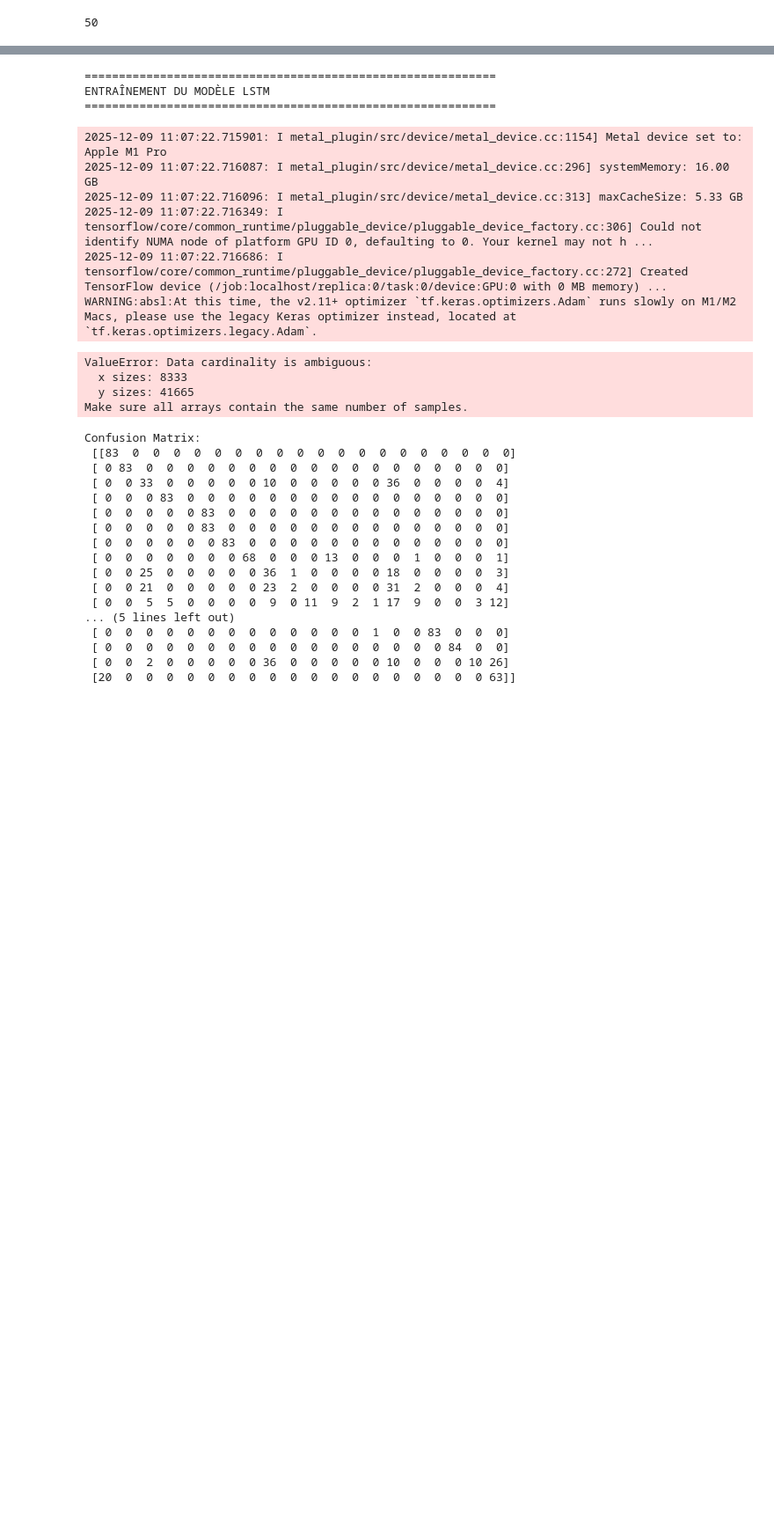
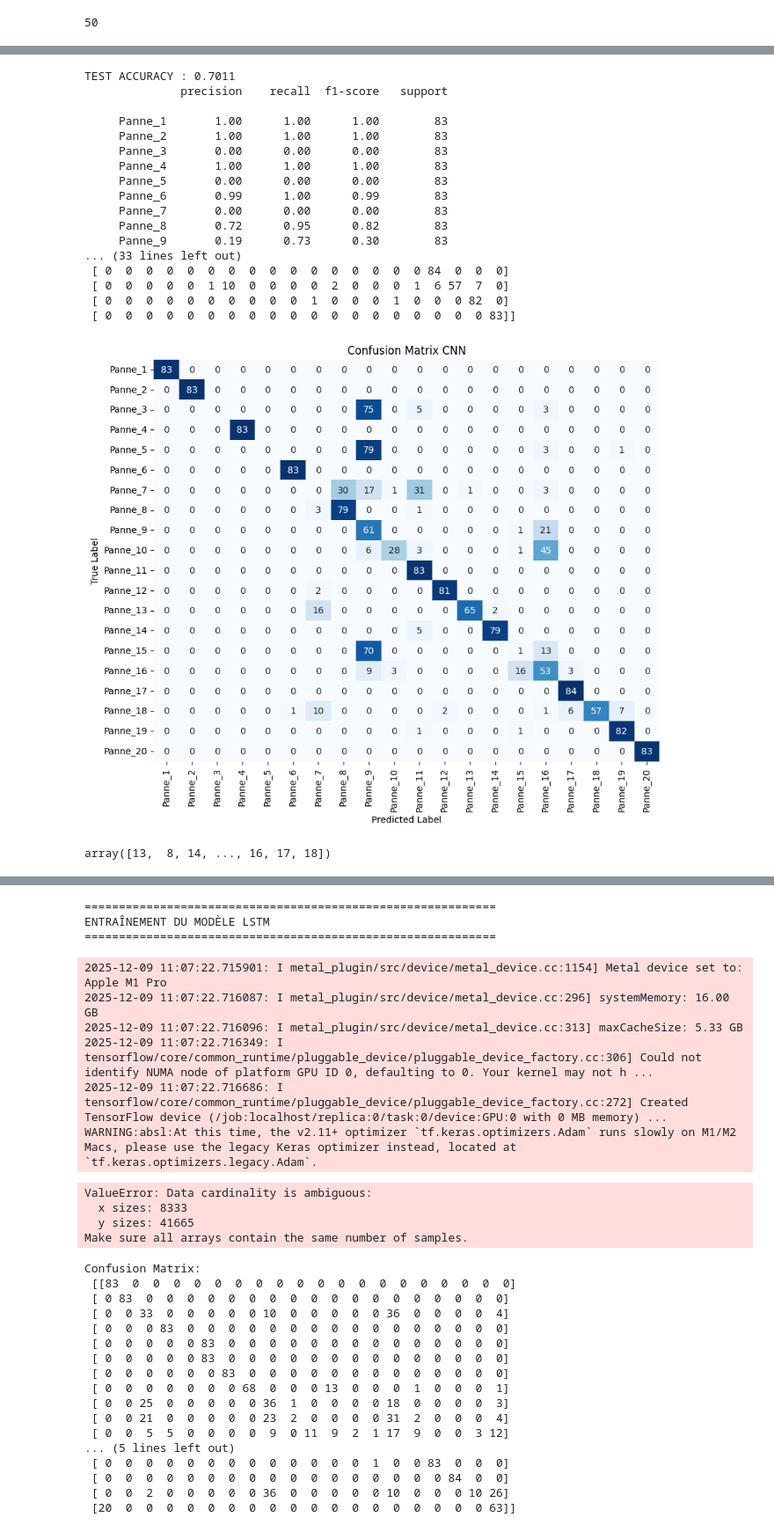
Before and after one commit to BSchelle/monitor-the-reactor, a Jupyter notebook: notebooks/tm_preproc_revision_1.ipynb, the cells around one changed output, grey strips where cells are left out. Shown at 88% size. Saved outputs shown, nothing was run; the diff lists cells and outputs as text; code cells hidden in the pictures; blank space fills up the shorter version.

```diff
--- a/notebooks/tm_preproc_revision_1.ipynb
+++ b/notebooks/tm_preproc_revision_1.ipynb
@@ -390,0 +439,2 @@ Confusion Matrix CNN:
+# %%
+X_train, X_test, y_train, y_test = preproc(F_train)
@@ -390,0 +504,31 @@ Confusion Matrix CNN:
+# %%
+def eval_test(X_test, y_test):
+
+    test_loss, test_acc = model.evaluate(X_test, y_test, verbose=0) # Use y_test_seq
+    print(f"\nTEST ACCURACY : {test_acc:.4f}")
+
+    y_prob = model.predict(X_test, verbose=0)
+    y_pred = np.argmax(y_prob, axis=1)
+
+
+    print(classification_report(
+        y_test, y_pred,
+        labels=class_labels,
+        target_names=class_names,
+        zero_division=0
+    ))
+    cm = confusion_matrix(y_test, y_pred)
+    print("Confusion Matrix CNN:\n", cm)
+
+    plt.figure(figsize=(10, 8))
+    sns.heatmap(cm, annot=True, fmt="d", cmap="Blues", cbar=False,
+            xticklabels=[f"Panne_{i+1}" for i in range(20)],
+            yticklabels=[f"Panne_{i+1}" for i in range(20)])
+    plt.xlabel('Predicted Label')
+    plt.ylabel('True Label')
+    plt.title('Confusion Matrix CNN')
+    plt.show()
+
+    return y_test, y_pred
+# %%
+X_train, X_test, y_train, y_test = preproc(F_train)
@@ -390,0 +574,22 @@ Confusion Matrix CNN:
+# %%
+eval_test(X_test, y_test)
+# %% [output]
+TEST ACCURACY : 0.7011
+              precision    recall  f1-score   support
+
+     Panne_1       1.00      1.00      1.00        83
+     Panne_2       1.00      1.00      1.00        83
+     Panne_3       0.00      0.00      0.00        83
+     Panne_4       1.00      1.00      1.00        83
+     Panne_5       0.00      0.00      0.00        83
+     Panne_6       0.99      1.00      0.99        83
+     Panne_7       0.00      0.00      0.00        83
+     Panne_8       0.72      0.95      0.82        83
+     Panne_9       0.19      0.73      0.30        83
+... (33 lines left out)
+ [ 0  0  0  0  0  0  0  0  0  0  0  0  0  0  0  0 84  0  0  0]
+ [ 0  0  0  0  0  1 10  0  0  0  0  2  0  0  0  1  6 57  7  0]
+ [ 0  0  0  0  0  0  0  0  0  0  1  0  0  0  1  0  0  0 82  0]
+ [ 0  0  0  0  0  0  0  0  0  0  0  0  0  0  0  0  0  0  0 83]]
+[figure, added]
+array([13,  8, 14, ..., 16, 17, 18])
```
Also changed, not shown: parts of 9 cells of this notebook.
